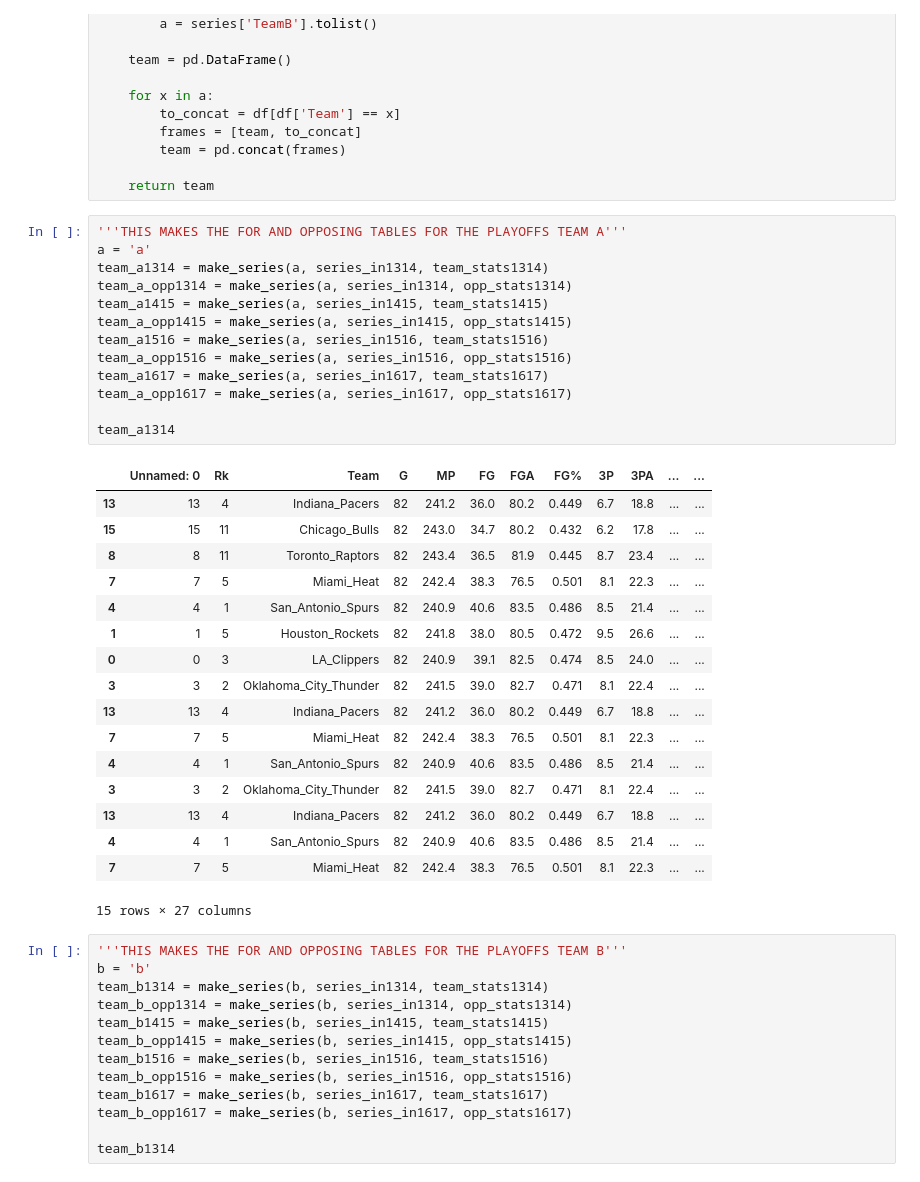
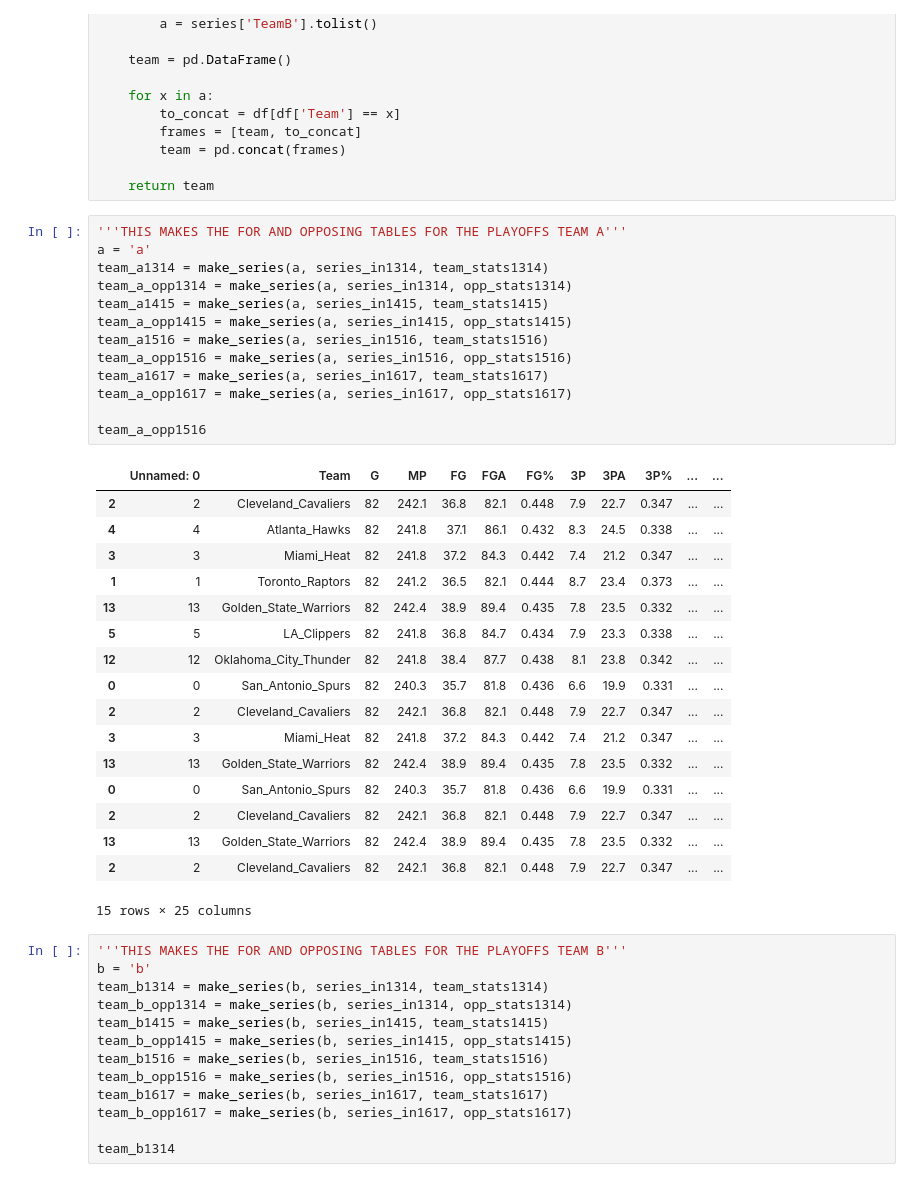
Before and after one commit to MaloneRobert/BasketballPredictor, a Jupyter notebook: Series_Preprocess.ipynb, the cells around one changed output. Saved outputs shown, nothing was run; the diff lists cells and outputs as text.

```diff
--- a/Series_Preprocess.ipynb
+++ b/Series_Preprocess.ipynb
@@ -94,34 +94,34 @@ def make_series(tm, series, df):
 # %%
 '''THIS MAKES THE FOR AND OPPOSING TABLES FOR THE PLAYOFFS TEAM A'''
 a = 'a'
 team_a1314 = make_series(a, series_in1314, team_stats1314)
 team_a_opp1314 = make_series(a, series_in1314, opp_stats1314)
 team_a1415 = make_series(a, series_in1415, team_stats1415)
 team_a_opp1415 = make_series(a, series_in1415, opp_stats1415)
 team_a1516 = make_series(a, series_in1516, team_stats1516)
 team_a_opp1516 = make_series(a, series_in1516, opp_stats1516)
 team_a1617 = make_series(a, series_in1617, team_stats1617)
 team_a_opp1617 = make_series(a, series_in1617, opp_stats1617)
 
-team_a1314
+team_a_opp1516
 # %% [output]
-|  | Unnamed: 0 | Rk | Team | G | MP | FG | FGA | FG% | 3P | 3PA | ... | ... |
-| 13 | 13 | 4 | Indiana_Pacers | 82 | 241.2 | 36.0 | 80.2 | 0.449 | 6.7 | 18.8 | ... | ... |
-| 15 | 15 | 11 | Chicago_Bulls | 82 | 243.0 | 34.7 | 80.2 | 0.432 | 6.2 | 17.8 | ... | ... |
-| 8 | 8 | 11 | Toronto_Raptors | 82 | 243.4 | 36.5 | 81.9 | 0.445 | 8.7 | 23.4 | ... | ... |
-| 7 | 7 | 5 | Miami_Heat | 82 | 242.4 | 38.3 | 76.5 | 0.501 | 8.1 | 22.3 | ... | ... |
-| 4 | 4 | 1 | San_Antonio_Spurs | 82 | 240.9 | 40.6 | 83.5 | 0.486 | 8.5 | 21.4 | ... | ... |
-| 1 | 1 | 5 | Houston_Rockets | 82 | 241.8 | 38.0 | 80.5 | 0.472 | 9.5 | 26.6 | ... | ... |
-| 0 | 0 | 3 | LA_Clippers | 82 | 240.9 | 39.1 | 82.5 | 0.474 | 8.5 | 24.0 | ... | ... |
-| 3 | 3 | 2 | Oklahoma_City_Thunder | 82 | 241.5 | 39.0 | 82.7 | 0.471 | 8.1 | 22.4 | ... | ... |
-| 13 | 13 | 4 | Indiana_Pacers | 82 | 241.2 | 36.0 | 80.2 | 0.449 | 6.7 | 18.8 | ... | ... |
-| 7 | 7 | 5 | Miami_Heat | 82 | 242.4 | 38.3 | 76.5 | 0.501 | 8.1 | 22.3 | ... | ... |
-| 4 | 4 | 1 | San_Antonio_Spurs | 82 | 240.9 | 40.6 | 83.5 | 0.486 | 8.5 | 21.4 | ... | ... |
-| 3 | 3 | 2 | Oklahoma_City_Thunder | 82 | 241.5 | 39.0 | 82.7 | 0.471 | 8.1 | 22.4 | ... | ... |
-| 13 | 13 | 4 | Indiana_Pacers | 82 | 241.2 | 36.0 | 80.2 | 0.449 | 6.7 | 18.8 | ... | ... |
-| 4 | 4 | 1 | San_Antonio_Spurs | 82 | 240.9 | 40.6 | 83.5 | 0.486 | 8.5 | 21.4 | ... | ... |
-| 7 | 7 | 5 | Miami_Heat | 82 | 242.4 | 38.3 | 76.5 | 0.501 | 8.1 | 22.3 | ... | ... |
+|  | Unnamed: 0 | Team | G | MP | FG | FGA | FG% | 3P | 3PA | 3P% | ... | ... |
+| 2 | 2 | Cleveland_Cavaliers | 82 | 242.1 | 36.8 | 82.1 | 0.448 | 7.9 | 22.7 | 0.347 | ... | ... |
+| 4 | 4 | Atlanta_Hawks | 82 | 241.8 | 37.1 | 86.1 | 0.432 | 8.3 | 24.5 | 0.338 | ... | ... |
+| 3 | 3 | Miami_Heat | 82 | 241.8 | 37.2 | 84.3 | 0.442 | 7.4 | 21.2 | 0.347 | ... | ... |
+| 1 | 1 | Toronto_Raptors | 82 | 241.2 | 36.5 | 82.1 | 0.444 | 8.7 | 23.4 | 0.373 | ... | ... |
+| 13 | 13 | Golden_State_Warriors | 82 | 242.4 | 38.9 | 89.4 | 0.435 | 7.8 | 23.5 | 0.332 | ... | ... |
+| 5 | 5 | LA_Clippers | 82 | 241.8 | 36.8 | 84.7 | 0.434 | 7.9 | 23.3 | 0.338 | ... | ... |
+| 12 | 12 | Oklahoma_City_Thunder | 82 | 241.8 | 38.4 | 87.7 | 0.438 | 8.1 | 23.8 | 0.342 | ... | ... |
+| 0 | 0 | San_Antonio_Spurs | 82 | 240.3 | 35.7 | 81.8 | 0.436 | 6.6 | 19.9 | 0.331 | ... | ... |
+| 2 | 2 | Cleveland_Cavaliers | 82 | 242.1 | 36.8 | 82.1 | 0.448 | 7.9 | 22.7 | 0.347 | ... | ... |
+| 3 | 3 | Miami_Heat | 82 | 241.8 | 37.2 | 84.3 | 0.442 | 7.4 | 21.2 | 0.347 | ... | ... |
+| 13 | 13 | Golden_State_Warriors | 82 | 242.4 | 38.9 | 89.4 | 0.435 | 7.8 | 23.5 | 0.332 | ... | ... |
+| 0 | 0 | San_Antonio_Spurs | 82 | 240.3 | 35.7 | 81.8 | 0.436 | 6.6 | 19.9 | 0.331 | ... | ... |
+| 2 | 2 | Cleveland_Cavaliers | 82 | 242.1 | 36.8 | 82.1 | 0.448 | 7.9 | 22.7 | 0.347 | ... | ... |
+| 13 | 13 | Golden_State_Warriors | 82 | 242.4 | 38.9 | 89.4 | 0.435 | 7.8 | 23.5 | 0.332 | ... | ... |
+| 2 | 2 | Cleveland_Cavaliers | 82 | 242.1 | 36.8 | 82.1 | 0.448 | 7.9 | 22.7 | 0.347 | ... | ... |
-15 rows × 27 columns
+15 rows × 25 columns
 # %%
 '''THIS MAKES THE FOR AND OPPOSING TABLES FOR THE PLAYOFFS TEAM B'''
 b = 'b'
```
Also changed, not shown: parts of 12 cells of this notebook, 5 other files.
